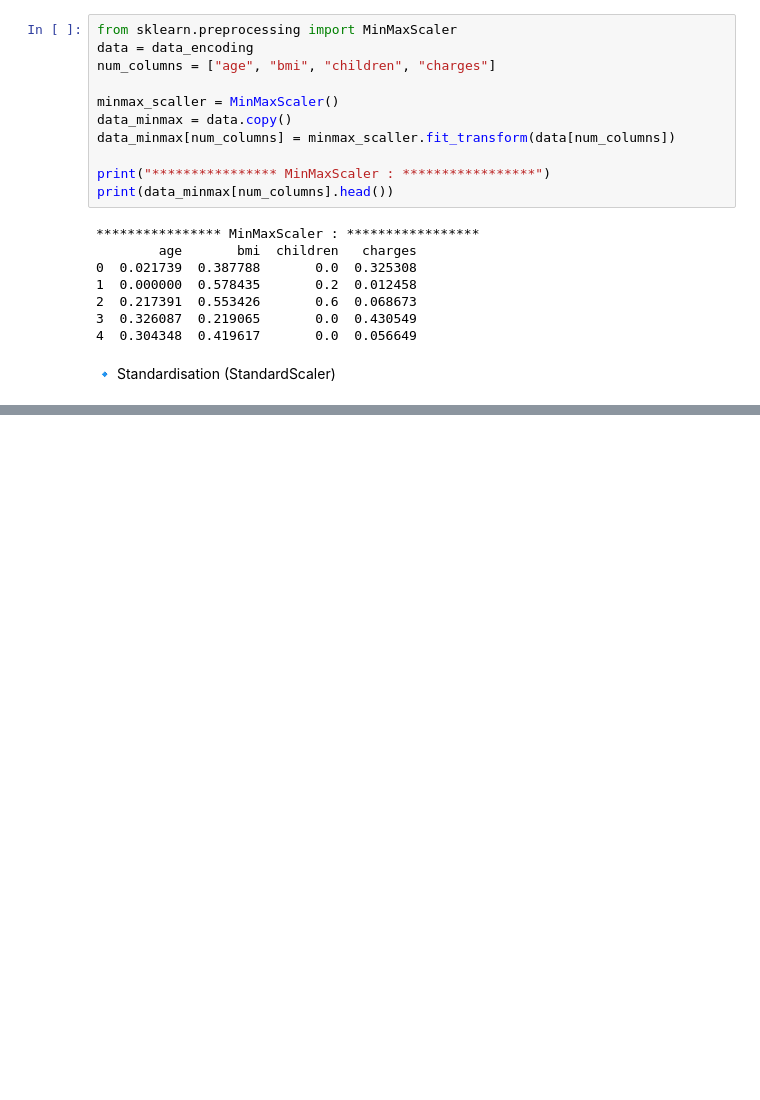
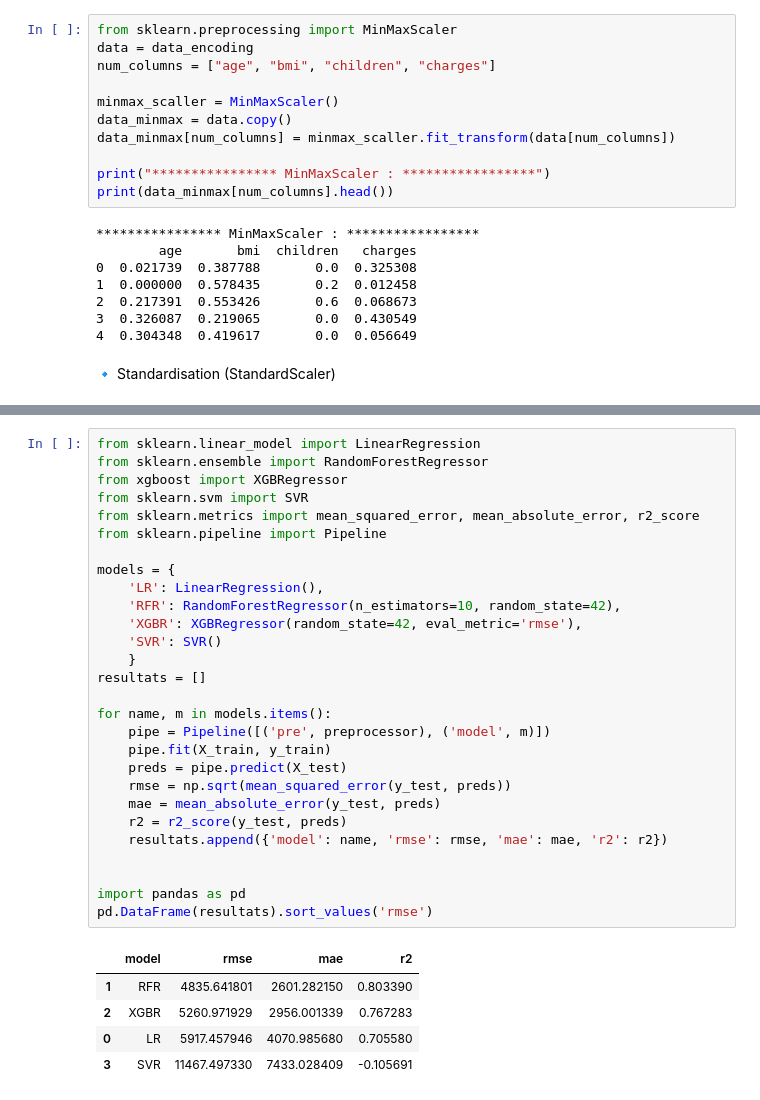
Before and after one commit to bouchramilo/medical-charges-prediction, a Jupyter notebook: analyse.ipynb, the cells around one changed output, grey strips where cells are left out. Cells and saved outputs as stored; diff of their text form; blank space fills up the shorter version.

```diff
--- a/analyse.ipynb
+++ b/analyse.ipynb
@@ -897,0 +1137,34 @@ print(data_standar[num_columns].head())
+# %%
+from sklearn.linear_model import LinearRegression
+from sklearn.ensemble import RandomForestRegressor
+from xgboost import XGBRegressor
+from sklearn.svm import SVR
+from sklearn.metrics import mean_squared_error, mean_absolute_error, r2_score
+from sklearn.pipeline import Pipeline
+
+models = {
+    'LR': LinearRegression(),
+    'RFR': RandomForestRegressor(n_estimators=10, random_state=42),
+    'XGBR': XGBRegressor(random_state=42, eval_metric='rmse'),
+    'SVR': SVR()
+    }
+resultats = []
+
+for name, m in models.items():
+    pipe = Pipeline([('pre', preprocessor), ('model', m)])
+    pipe.fit(X_train, y_train)
+    preds = pipe.predict(X_test)
+    rmse = np.sqrt(mean_squared_error(y_test, preds))
+    mae = mean_absolute_error(y_test, preds)
+    r2 = r2_score(y_test, preds)
+    resultats.append({'model': name, 'rmse': rmse, 'mae': mae, 'r2': r2})
+
+
+import pandas as pd
+pd.DataFrame(resultats).sort_values('rmse')
+# %% [output]
+|  | model | rmse | mae | r2 |
+| 1 | RFR | 4835.641801 | 2601.282150 | 0.803390 |
+| 2 | XGBR | 5260.971929 | 2956.001339 | 0.767283 |
+| 0 | LR | 5917.457946 | 4070.985680 | 0.705580 |
+| 3 | SVR | 11467.497330 | 7433.028409 | -0.105691 |
```
Also changed, not shown: parts of 29 cells of this notebook.
